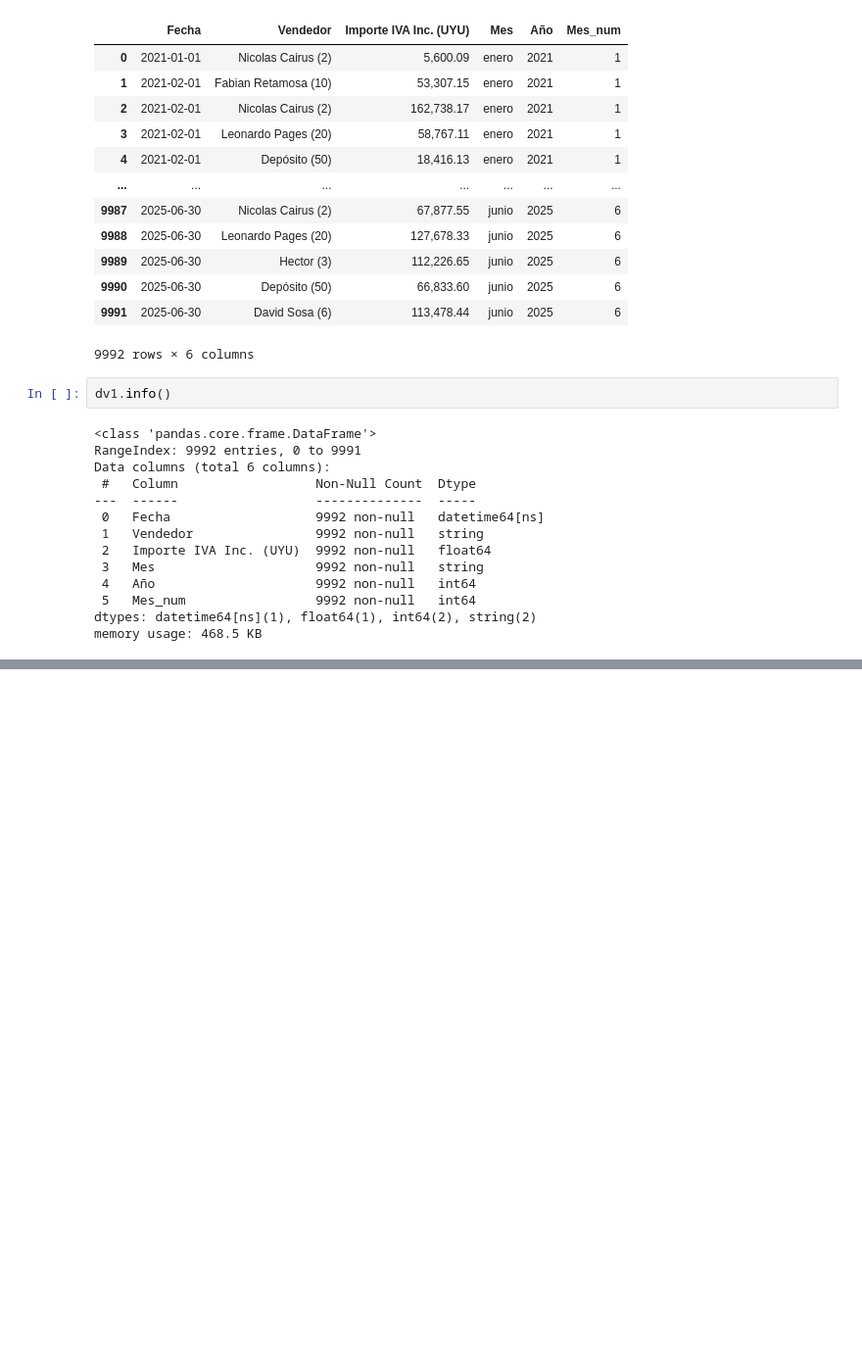
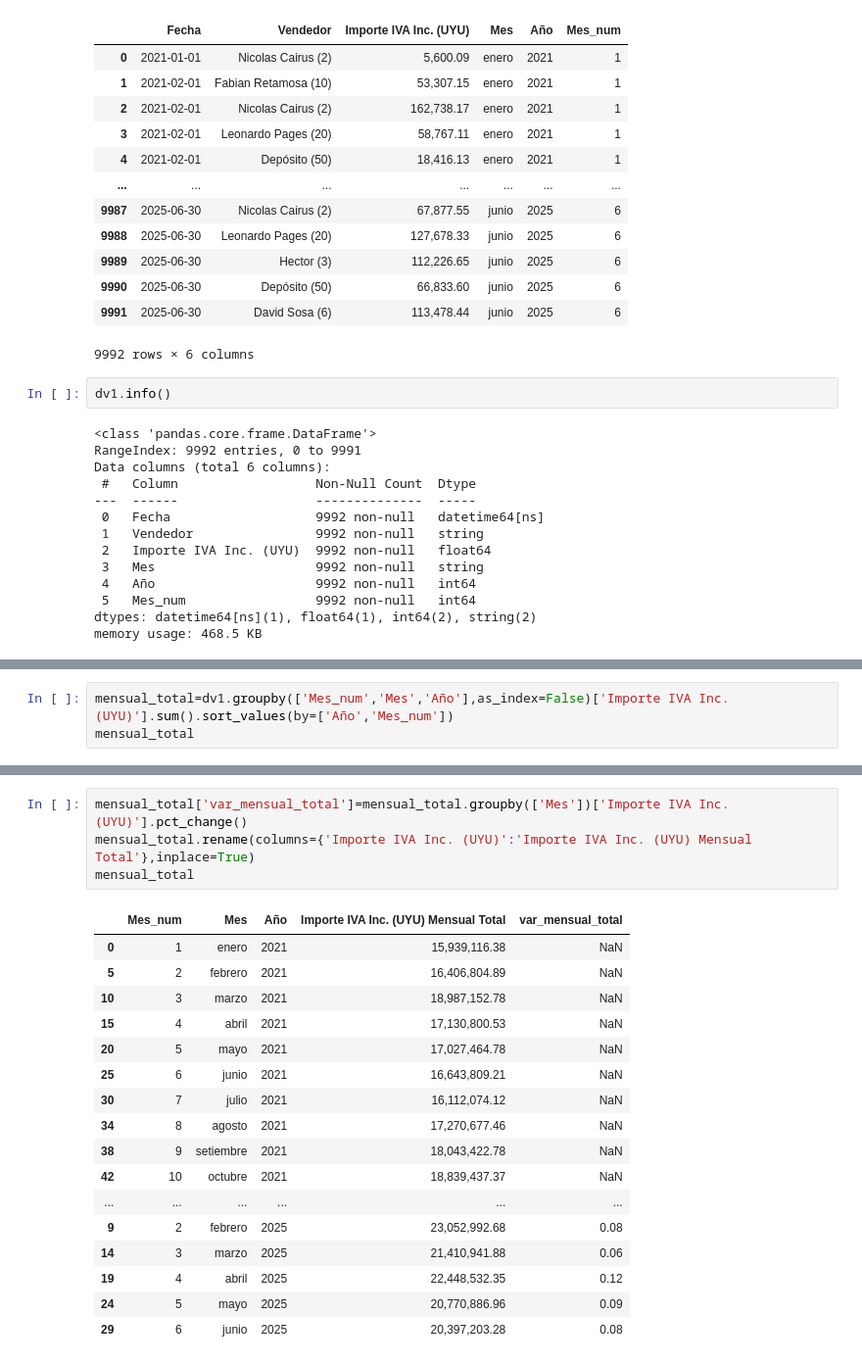
Before and after one commit to MarV-da/Internships, a Jupyter notebook: Datos Ventas I.ipynb, the cells around one changed output, grey strips where cells are left out. Shown: that part at 98% size. Cells and saved outputs as stored; diff of their text form; blank space fills up the shorter version.

```diff
--- a/Datos Ventas I.ipynb
+++ b/Datos Ventas I.ipynb
@@ -202,0 +122,3 @@ dvf.to_csv('Datos Ventas I Procesado.csv', index=False)
+# %%
+mensual_total=dv1.groupby(['Mes_num','Mes','Año'],as_index=False)['Importe IVA Inc. (UYU)'].sum().sort_values(by=['Año','Mes_num'])
+mensual_total
@@ -202,0 +143,22 @@ dvf.to_csv('Datos Ventas I Procesado.csv', index=False)
+# %%
+mensual_total['var_mensual_total']=mensual_total.groupby(['Mes'])['Importe IVA Inc. (UYU)'].pct_change()
+mensual_total.rename(columns={'Importe IVA Inc. (UYU)':'Importe IVA Inc. (UYU) Mensual Total'},inplace=True)
+mensual_total
+# %% [output]
+|  | Mes_num | Mes | Año | Importe IVA Inc. (UYU) Mensual Total | var_mensual_total |
+| 0 | 1 | enero | 2021 | 15,939,116.38 | NaN |
+| 5 | 2 | febrero | 2021 | 16,406,804.89 | NaN |
+| 10 | 3 | marzo | 2021 | 18,987,152.78 | NaN |
+| 15 | 4 | abril | 2021 | 17,130,800.53 | NaN |
+| 20 | 5 | mayo | 2021 | 17,027,464.78 | NaN |
+| 25 | 6 | junio | 2021 | 16,643,809.21 | NaN |
+| 30 | 7 | julio | 2021 | 16,112,074.12 | NaN |
+| 34 | 8 | agosto | 2021 | 17,270,677.46 | NaN |
+| 38 | 9 | setiembre | 2021 | 18,043,422.78 | NaN |
+| 42 | 10 | octubre | 2021 | 18,839,437.37 | NaN |
+| ... | ... | ... | ... | ... | ... |
+| 9 | 2 | febrero | 2025 | 23,052,992.68 | 0.08 |
+| 14 | 3 | marzo | 2025 | 21,410,941.88 | 0.06 |
+| 19 | 4 | abril | 2025 | 22,448,532.35 | 0.12 |
+| 24 | 5 | mayo | 2025 | 20,770,886.96 | 0.09 |
+| 29 | 6 | junio | 2025 | 20,397,203.28 | 0.08 |
```
Also changed, not shown: parts of 15 cells of this notebook.
